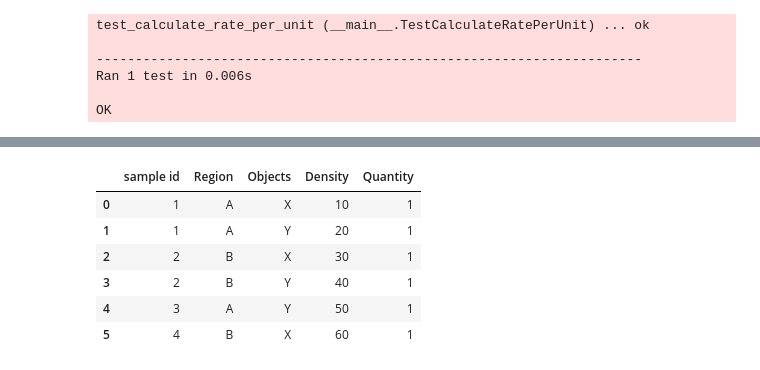
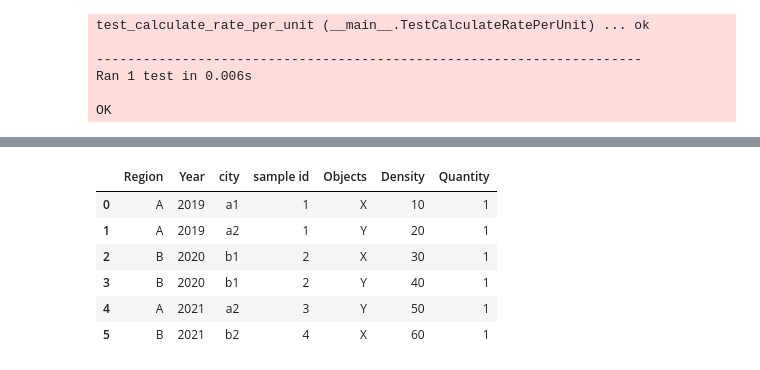
Before and after one commit to hammerdirt-analyst/feb_2024, a Jupyter notebook: a_report_class.ipynb, the cells around one changed output, grey strips where cells are left out. Cells and saved outputs as stored; diff of their text form; code cells hidden in the pictures.

```diff
--- a/a_report_class.ipynb
+++ b/a_report_class.ipynb
@@ -770,38 +1212,21 @@ class TestRatePerUnitCumulative(unittest.TestCase):
 # %%
 data = pd.DataFrame({
             'Region': ['A', 'A', 'B', 'B', 'A', 'B'],
             'Year': [2019, 2019, 2020, 2020, 2021, 2021],
+            'city': ['a1', 'a2', 'b1', 'b1', 'a2', 'b2'],
             'sample id' : [1, 1, 2, 2, 3, 4],
             'Objects': ['X', 'Y', 'X', 'Y', 'Y', 'X'],
             'Density': [10, 20, 30, 40, 50, 60],
             'Quantity': [1, 1, 1, 1, 1, 1]
         })
 
-# Parameters
-groupby_columns = ['sample id', 'Region', 'Objects']
-agg_methods = {'Density': 'sum', 'Quantity': 'sum'}
-
-groupby_columns_2 = groupby_columns[-1:]
-objects_to_check = data[groupby_columns_2[0]].unique()
-column_of_interest = groupby_columns_2[0]
-agg_methods2 = {'Density': 'median', 'Quantity': 'sum'}
-
-
-
-# # Parameters
-# groupby_columns = ['Region', 'Year']
-# object_labels = ['Objects']
-# objects = ['X', 'B']
-# agg_methods = {'Value': 'sum', 'Count': 'count'}
-
-a = r_class.aggregate_dataframe(data, groupby_columns, agg_methods)
-a
+data
 # %% [output]
-|  | sample id | Region | Objects | Density | Quantity |
-| 0 | 1 | A | X | 10 | 1 |
-| 1 | 1 | A | Y | 20 | 1 |
-| 2 | 2 | B | X | 30 | 1 |
-| 3 | 2 | B | Y | 40 | 1 |
-| 4 | 3 | A | Y | 50 | 1 |
-| 5 | 4 | B | X | 60 | 1 |
+|  | Region | Year | city | sample id | Objects | Density | Quantity |
+| 0 | A | 2019 | a1 | 1 | X | 10 | 1 |
+| 1 | A | 2019 | a2 | 1 | Y | 20 | 1 |
+| 2 | B | 2020 | b1 | 2 | X | 30 | 1 |
+| 3 | B | 2020 | b1 | 2 | Y | 40 | 1 |
+| 4 | A | 2021 | a2 | 3 | Y | 50 | 1 |
+| 5 | B | 2021 | b2 | 4 | X | 60 | 1 |
 # %%
```
Also changed, not shown: parts of 33 cells of this notebook, 2 other files.
